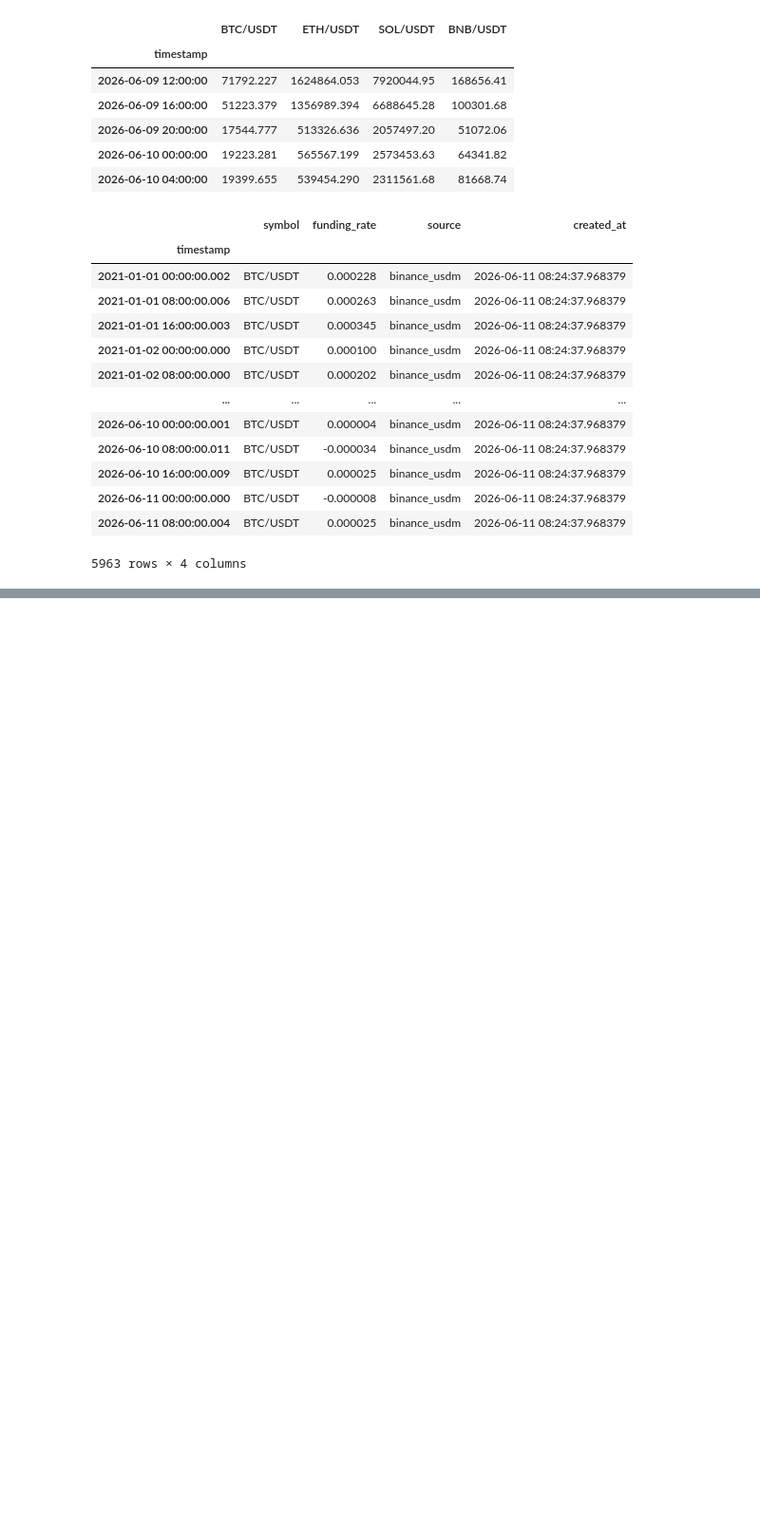
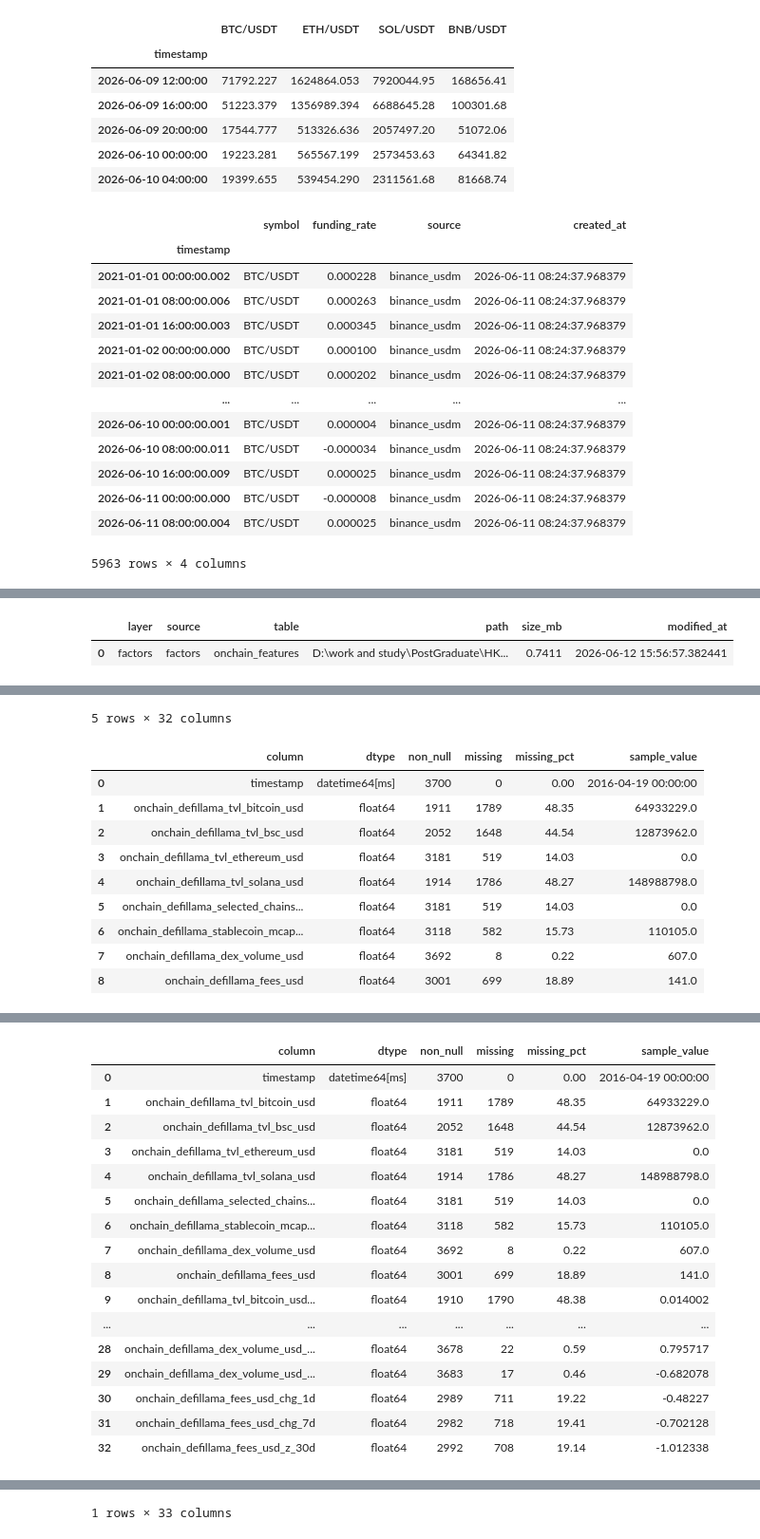
Before and after one commit to magicalkejia/CryptoCurrency_AI, a Jupyter notebook: scripts/crypto_data_viewer.ipynb, the cells around one changed output, grey strips where cells are left out. Shown at 95% size. Drawn from its saved outputs; the diff is of its cells as text; code cells hidden in the pictures; blank space fills up the shorter version.

```diff
--- a/scripts/crypto_data_viewer.ipynb
+++ b/scripts/crypto_data_viewer.ipynb
@@ -168,3 +168,36 @@ display(defs)
 | 56 | onchain_available_time | pit_audit | When daily on-chain aggregate is ... | on-chain day/timestamp + cfg.onch... | derived | PIT audit only. |
 | 57 | max_feature_available_time | pit_audit | Latest available_time among all m... | row-wise max of all *_available_t... | derived | Must be <= decision_time, otherwi... |
 | 58 | feature_version | metadata | Feature builder version string. | Constant assigned by build_crypto... | derived | Dataset lineage / reproducibility. |
+# %%
+# On-chain / DeFi data preview
+def describe_onchain_df(df: pd.DataFrame) -> pd.DataFrame:
+    return pd.DataFrame({
+        "column": df.columns,
+        "dtype": [str(df[c].dtype) for c in df.columns],
+        "non_null": [df[c].notna().sum() for c in df.columns],
+        "missing": [df[c].isna().sum() for c in df.columns],
+        "missing_pct": [round(df[c].isna().mean() * 100, 2) for c in df.columns],
+        "sample_value": [df[c].dropna().iloc[0] if df[c].notna().any() else None for c in df.columns],
+    })
+
+onchain_tables_processed = loader.list_onchain_tables(layer="processed")
+onchain_tables_raw = loader.list_onchain_tables(layer="raw")
+onchain_tables_factors = loader.list_onchain_tables(layer="factors")
+
+display(onchain_tables_processed)
+display(onchain_tables_raw)
+display(onchain_tables_factors)
+
+onchain_daily = loader.get_onchain_data(table="onchain_daily", layer="processed")
+onchain_features = loader.get_onchain_data(table="onchain_features", layer="factors")
+display(onchain_daily.tail())
+display(onchain_features.tail() if onchain_features is not None else None)
+
+if onchain_daily is not None and not onchain_daily.empty:
+    display(describe_onchain_df(onchain_daily.reset_index()))
+    display(loader.get_latest_onchain_row(table="onchain_daily", layer="processed"))
+
+if onchain_features is not None and not onchain_features.empty:
+    display(describe_onchain_df(onchain_features.reset_index()))
+    display(loader.get_latest_onchain_row(table="onchain_features", layer="factors"))
+# %% [output]
@@ -170,0 +215,2 @@ display(defs)
+|  | layer | source | table | path | size_mb | modified_at |
+| 0 | factors | factors | onchain_features | D:\work and study\PostGraduate\HK... | 0.7411 | 2026-06-12 15:56:57.382441 |
@@ -170,0 +231,11 @@ display(defs)
+5 rows × 32 columns
+|  | column | dtype | non_null | missing | missing_pct | sample_value |
+| 0 | timestamp | datetime64[ms] | 3700 | 0 | 0.00 | 2016-04-19 00:00:00 |
+| 1 | onchain_defillama_tvl_bitcoin_usd | float64 | 1911 | 1789 | 48.35 | 64933229.0 |
+| 2 | onchain_defillama_tvl_bsc_usd | float64 | 2052 | 1648 | 44.54 | 12873962.0 |
+| 3 | onchain_defillama_tvl_ethereum_usd | float64 | 3181 | 519 | 14.03 | 0.0 |
+| 4 | onchain_defillama_tvl_solana_usd | float64 | 1914 | 1786 | 48.27 | 148988798.0 |
+| 5 | onchain_defillama_selected_chains... | float64 | 3181 | 519 | 14.03 | 0.0 |
+| 6 | onchain_defillama_stablecoin_mcap... | float64 | 3118 | 582 | 15.73 | 110105.0 |
+| 7 | onchain_defillama_dex_volume_usd | float64 | 3692 | 8 | 0.22 | 607.0 |
+| 8 | onchain_defillama_fees_usd | float64 | 3001 | 699 | 18.89 | 141.0 |
@@ -170,0 +244,17 @@ display(defs)
+|  | column | dtype | non_null | missing | missing_pct | sample_value |
+| 0 | timestamp | datetime64[ms] | 3700 | 0 | 0.00 | 2016-04-19 00:00:00 |
+| 1 | onchain_defillama_tvl_bitcoin_usd | float64 | 1911 | 1789 | 48.35 | 64933229.0 |
+| 2 | onchain_defillama_tvl_bsc_usd | float64 | 2052 | 1648 | 44.54 | 12873962.0 |
+| 3 | onchain_defillama_tvl_ethereum_usd | float64 | 3181 | 519 | 14.03 | 0.0 |
+| 4 | onchain_defillama_tvl_solana_usd | float64 | 1914 | 1786 | 48.27 | 148988798.0 |
+| 5 | onchain_defillama_selected_chains... | float64 | 3181 | 519 | 14.03 | 0.0 |
+| 6 | onchain_defillama_stablecoin_mcap... | float64 | 3118 | 582 | 15.73 | 110105.0 |
+| 7 | onchain_defillama_dex_volume_usd | float64 | 3692 | 8 | 0.22 | 607.0 |
+| 8 | onchain_defillama_fees_usd | float64 | 3001 | 699 | 18.89 | 141.0 |
+| 9 | onchain_defillama_tvl_bitcoin_usd... | float64 | 1910 | 1790 | 48.38 | 0.014002 |
+| ... | ... | ... | ... | ... | ... | ... |
+| 28 | onchain_defillama_dex_volume_usd_... | float64 | 3678 | 22 | 0.59 | 0.795717 |
+| 29 | onchain_defillama_dex_volume_usd_... | float64 | 3683 | 17 | 0.46 | -0.682078 |
+| 30 | onchain_defillama_fees_usd_chg_1d | float64 | 2989 | 711 | 19.22 | -0.48227 |
+| 31 | onchain_defillama_fees_usd_chg_7d | float64 | 2982 | 718 | 19.41 | -0.702128 |
+| 32 | onchain_defillama_fees_usd_z_30d | float64 | 2992 | 708 | 19.14 | -1.012338 |
@@ -170,0 +263 @@ display(defs)
+1 rows × 33 columns
```
Also changed, not shown: parts of 2 cells of this notebook, 15 other files.
